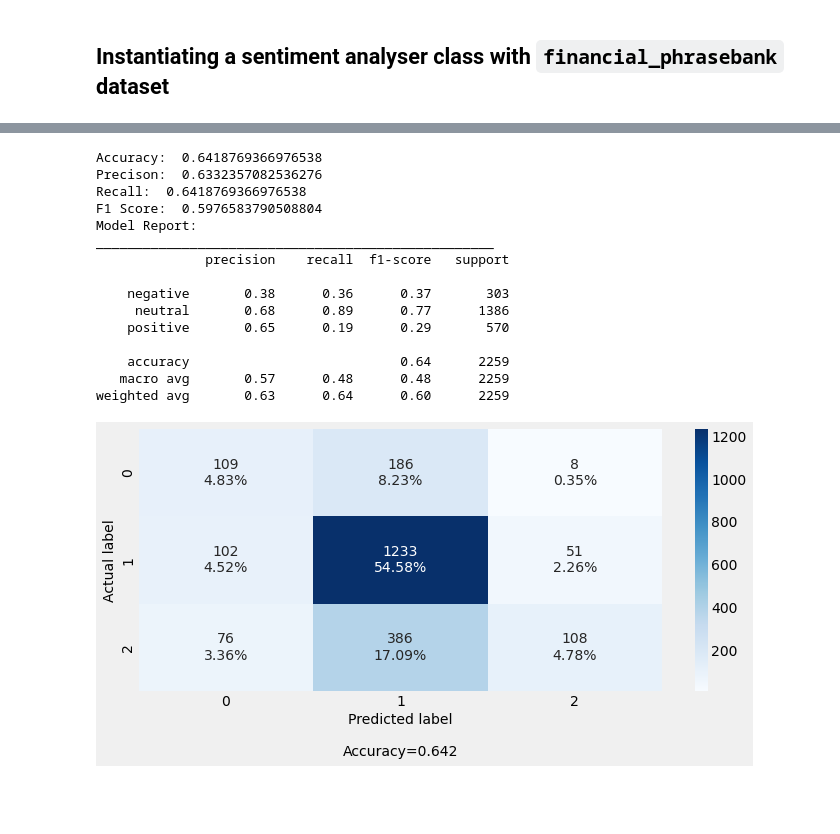
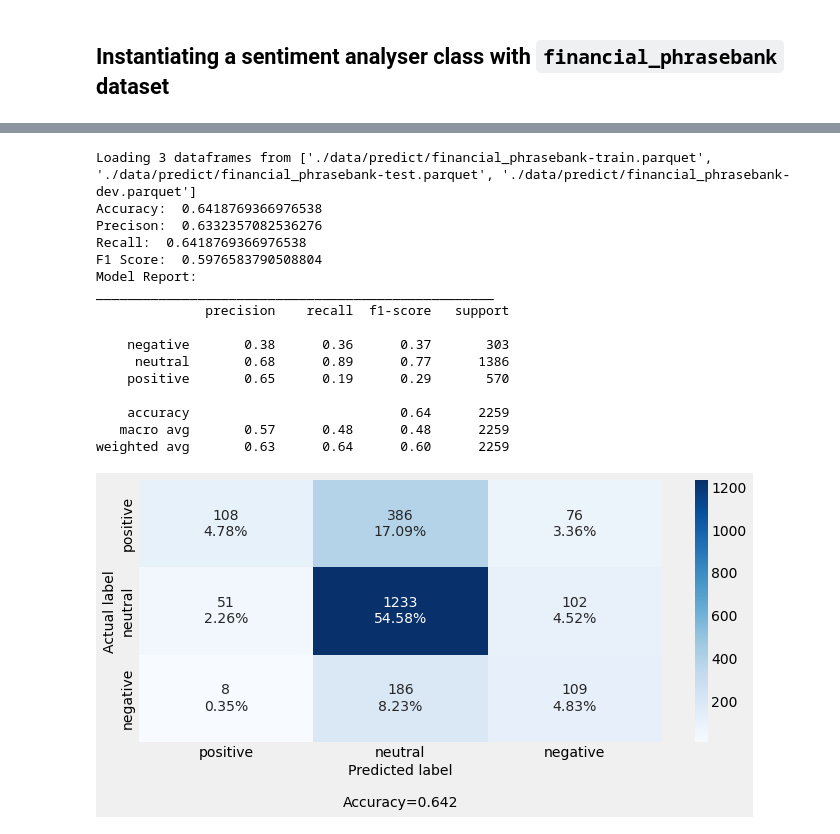
Before and after one commit to entelecheia/ekorpkit-config, a Jupyter notebook: notebooks/sentiment/financial_phrasebank_lm.ipynb, the cells around one changed output, grey strips where cells are left out. Cells and saved outputs as stored; diff of their text form; code cells hidden in the pictures; blank space fills up the shorter version.

Commit message:
update financial_phrasebank_lm notebook

```diff
--- a/notebooks/sentiment/financial_phrasebank_lm.ipynb
+++ b/notebooks/sentiment/financial_phrasebank_lm.ipynb
@@ -58,27 +107,30 @@ print(cfg.predict.output_file)
 financial_phrasebank.parquet
 # %%
 eval_cfg = eKonf.compose(config_group='model/eval=classification')
-eval_cfg.column_info.actual = 'labels'
-eval_cfg.column_info.predicted = 'polarity_label'
-eval_cfg.data_dir = '../data/predict'
+eval_cfg.to_eval.actual = 'labels'
+eval_cfg.to_eval.predicted = 'polarity_label'
+eval_cfg.to_eval.labels = ['positive','neutral','negative']
+eval_cfg.data_dir = './data/predict'
 eval_cfg.data_file = 'financial_phrasebank-*.parquet'
-eval_cfg.output_dir = '../data/eval'
+eval_cfg.output_dir = './data/eval'
 # eval_cfg.method.average = None
+# eKonf.print(eval_cfg)
 eKonf.instantiate(eval_cfg)
 # %% [output]
+Loading 3 dataframes from ['./data/predict/financial_phrasebank-train.parquet', './data/predict/financial_phrasebank-test.parquet', './data/predict/financial_phrasebank-dev.parquet']
 Accuracy:  0.6418769366976538
 Precison:  0.6332357082536276
 Recall:  0.6418769366976538
 F1 Score:  0.5976583790508804
 Model Report:
 ___________________________________________________
               precision    recall  f1-score   support
 
     negative       0.38      0.36      0.37       303
      neutral       0.68      0.89      0.77      1386
     positive       0.65      0.19      0.29       570
 
     accuracy                           0.64      2259
    macro avg       0.57      0.48      0.48      2259
 weighted avg       0.63      0.64      0.60      2259
-[figure, old version]
+[figure, new version]
```
Also changed, not shown: parts of 5 cells of this notebook, 1 other file.
